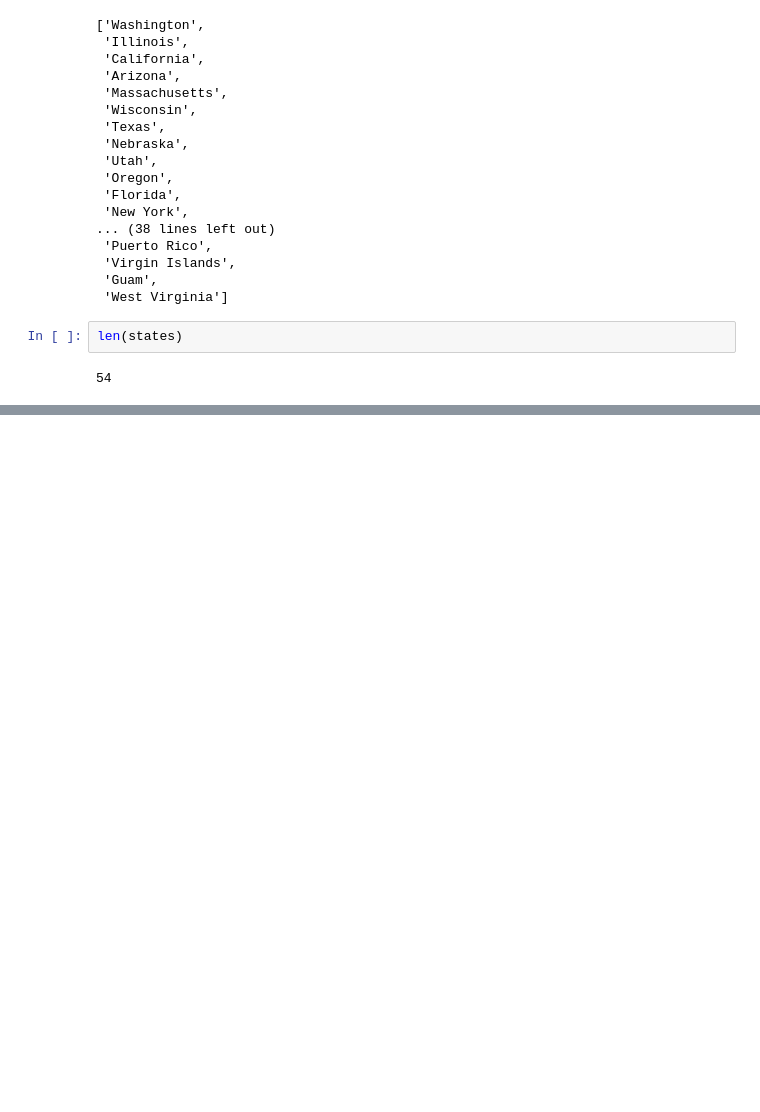
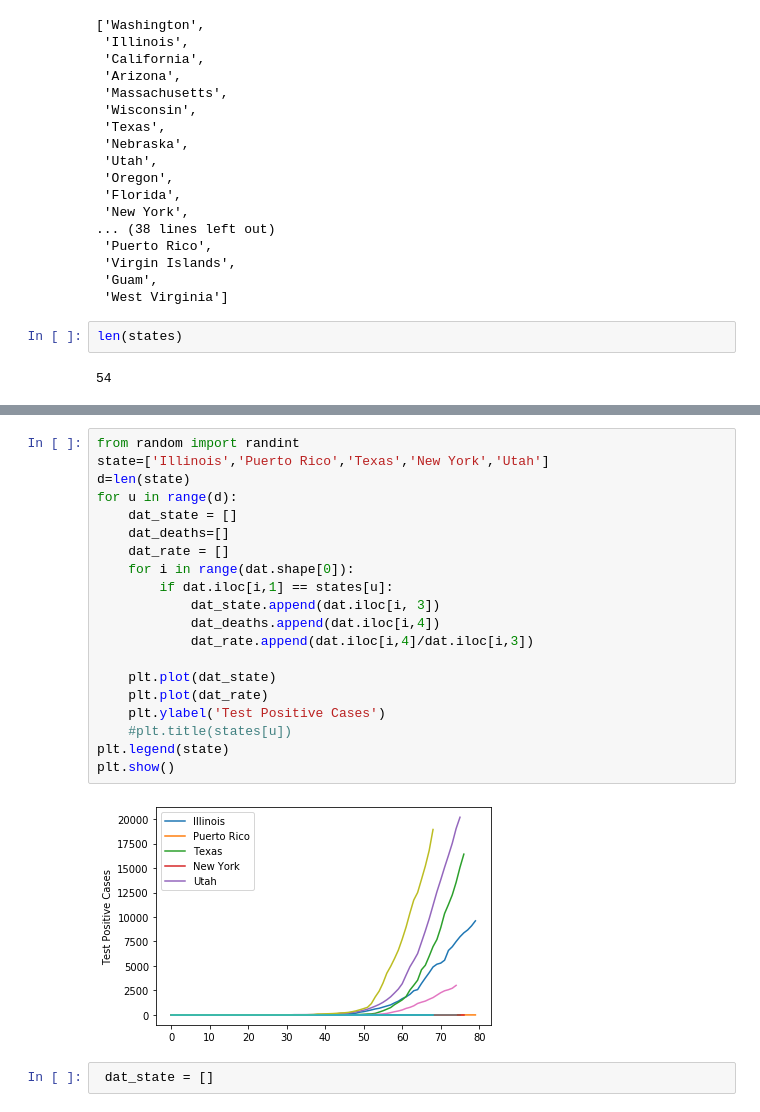
Before and after one commit to fightingdragon234/COVID19, a Jupyter notebook: covid_19_tracking.ipynb, the cells around one changed output, grey strips where cells are left out. Cells and saved outputs as stored; diff of their text form; blank space fills up the shorter version.

```diff
--- a/covid_19_tracking.ipynb
+++ b/covid_19_tracking.ipynb
@@ -102,0 +115,24 @@ len(dat_state)-1
+# %%
+from random import randint
+state=['Illinois','Puerto Rico','Texas','New York','Utah']
+d=len(state)
+for u in range(d):
+    dat_state = []
+    dat_deaths=[]
+    dat_rate = []
+    for i in range(dat.shape[0]):
+        if dat.iloc[i,1] == states[u]:
+            dat_state.append(dat.iloc[i, 3])
+            dat_deaths.append(dat.iloc[i,4])
+            dat_rate.append(dat.iloc[i,4]/dat.iloc[i,3])
+
+    plt.plot(dat_state)
+    plt.plot(dat_rate)
+    plt.ylabel('Test Positive Cases')
+    #plt.title(states[u])
+plt.legend(state)
+plt.show()
+# %% [output]
+[figure, added]
+# %%
+ dat_state = []
```
Also changed, not shown: parts of 9 cells of this notebook.
